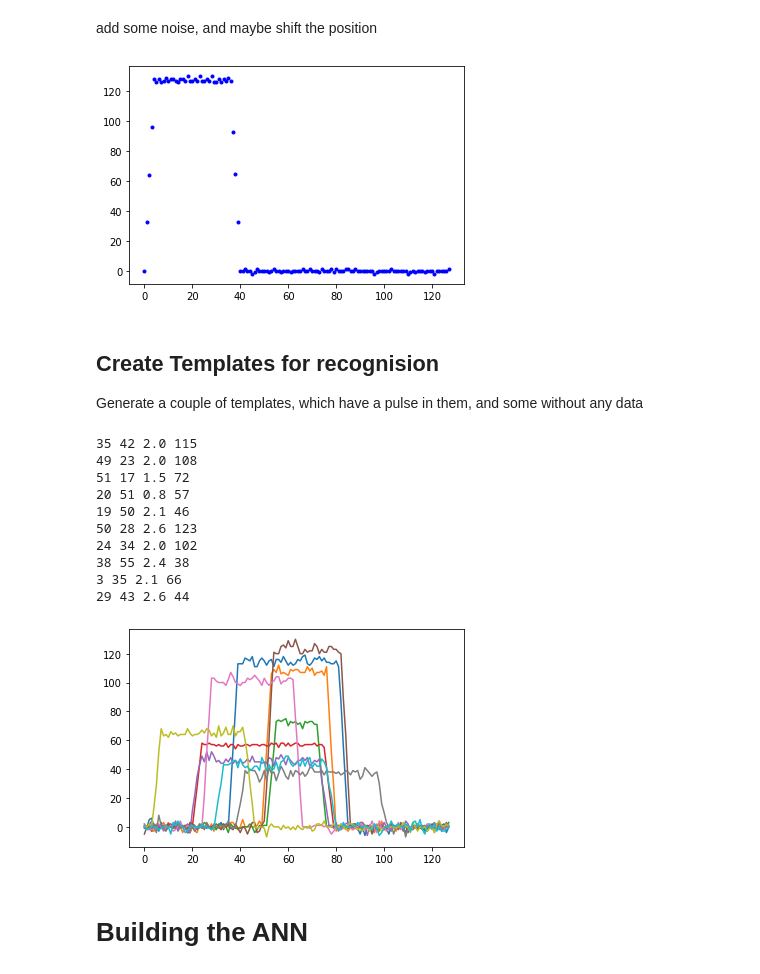
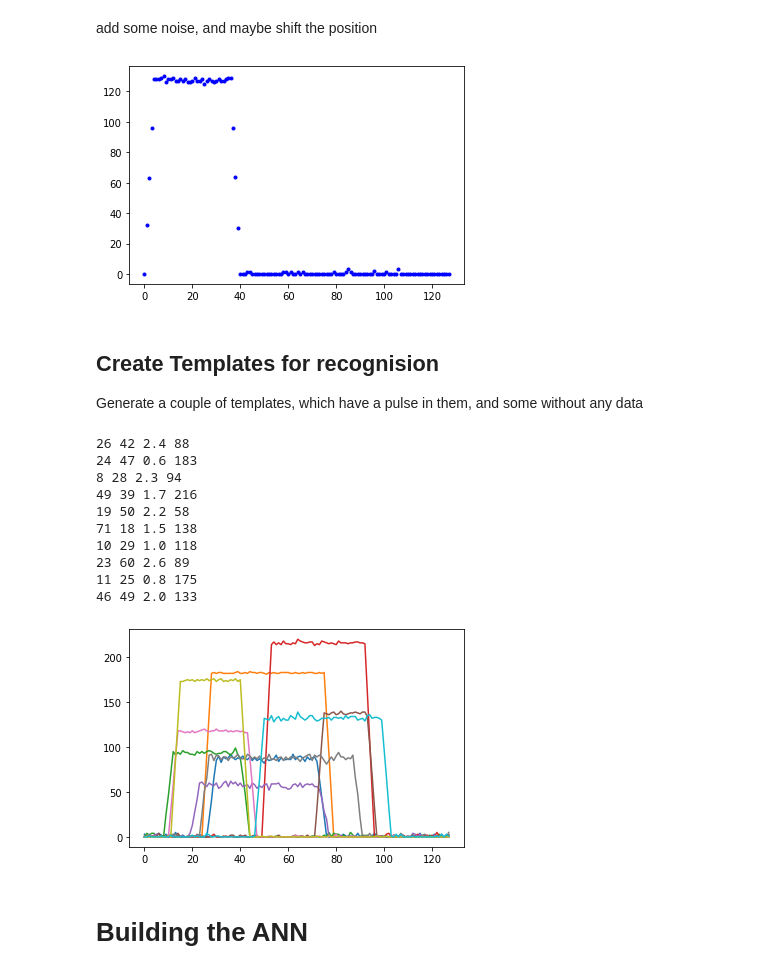
Before and after one commit to JochiSt/AI_PulseReconstruction, a Jupyter notebook: TestSTM32_AI.ipynb, the cells around one changed output. Drawn from its saved outputs; the diff is of its cells as text; code cells hidden in the pictures.

```diff
--- a/TestSTM32_AI.ipynb
+++ b/TestSTM32_AI.ipynb
@@ -14,7 +14,7 @@ from matplotlib.colors import LogNorm
 TOTAL_SAMPLES = 128
 RISING_POINTS = 4
 
-def generateTemplate(position = 0, pulse_length = 32, height=1, noise=0):
+def generateTemplate(position = 0, pulse_length = 32, height=1, noise=0, offset=0):
 
   assert TOTAL_SAMPLES - pulse_length - position - RISING_POINTS * 2 > 0
 
@@ -39,6 +39,12 @@ def generateTemplate(position = 0, pulse_length = 32, height=1, noise=0):
   # add some noise
   template  += noise * np.random.randn(*template.shape)
 
+  # add a constant offset
+  template += offset
+
+  # clip template to range [0, 255]
+  template = np.clip(template, 0, 255)
+
   # convert to integer
   template = template.astype(int)
 
@@ -62,7 +68,7 @@ add some noise, and maybe shift the position
 plt.plot(generateTemplate(height=128, noise=1), 'b.')
 plt.show()
 # %% [output]
-[figure, old version]
+[figure, new version]
 # %% [markdown]
 ## Create Templates for recognision
 
@@ -70,26 +76,26 @@ Generate a couple of templates, which have a pulse in them, and some without any
 # %%
 for i in range(10):
   width = np.random.randint(16, 64)               # width of 16 to 64
   position = np.random.randint(0, high=96-width) # arbitrary position
   noise = np.random.randint(1,30)/10.             # 0.1 to 3 LSB noise
-  height = np.random.randint(32,128)              # pulse height of 32 to 128
+  height = np.random.randint(32,250)              # pulse height of 32 to 128
 
   print(position, width, noise, height)
   plt.plot(generateTemplate(position = position, pulse_length = width, height=height, noise=noise))
 
 plt.show()
 # %% [output]
-35 42 2.0 115
-49 23 2.0 108
-51 17 1.5 72
-20 51 0.8 57
-19 50 2.1 46
-50 28 2.6 123
-24 34 2.0 102
-38 55 2.4 38
-3 35 2.1 66
-29 43 2.6 44
+26 42 2.4 88
+24 47 0.6 183
+8 28 2.3 94
+49 39 1.7 216
+19 50 2.2 58
+71 18 1.5 138
+10 29 1.0 118
+23 60 2.6 89
+11 25 0.8 175
+46 49 2.0 133
-[figure, old version]
+[figure, new version]
 # %% [markdown]
 # Building the ANN
 # %% [markdown]
```
Also changed, not shown: parts of 34 cells of this notebook.
